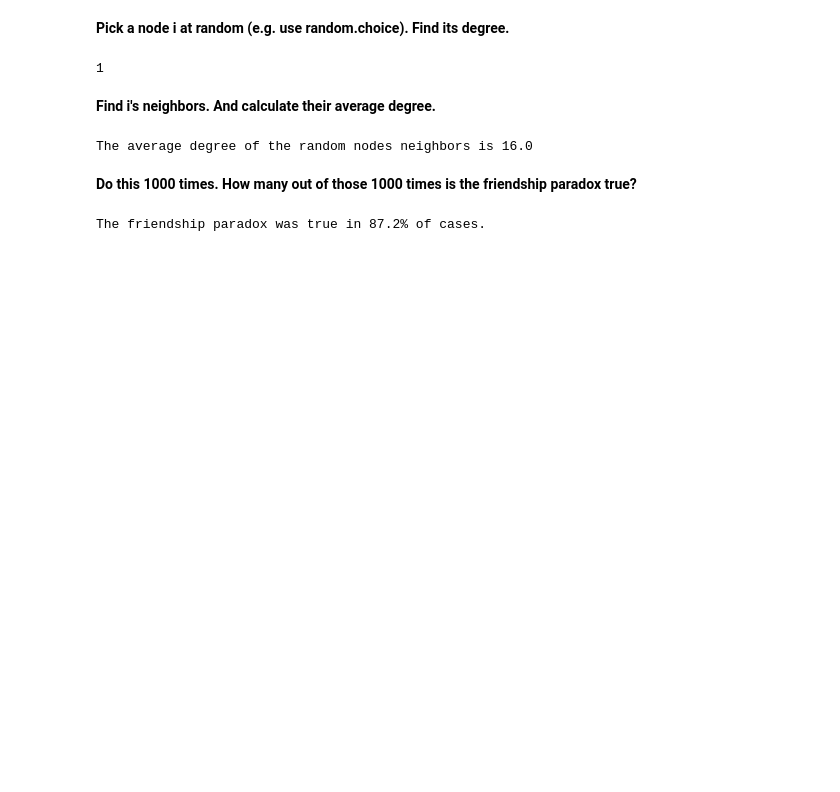
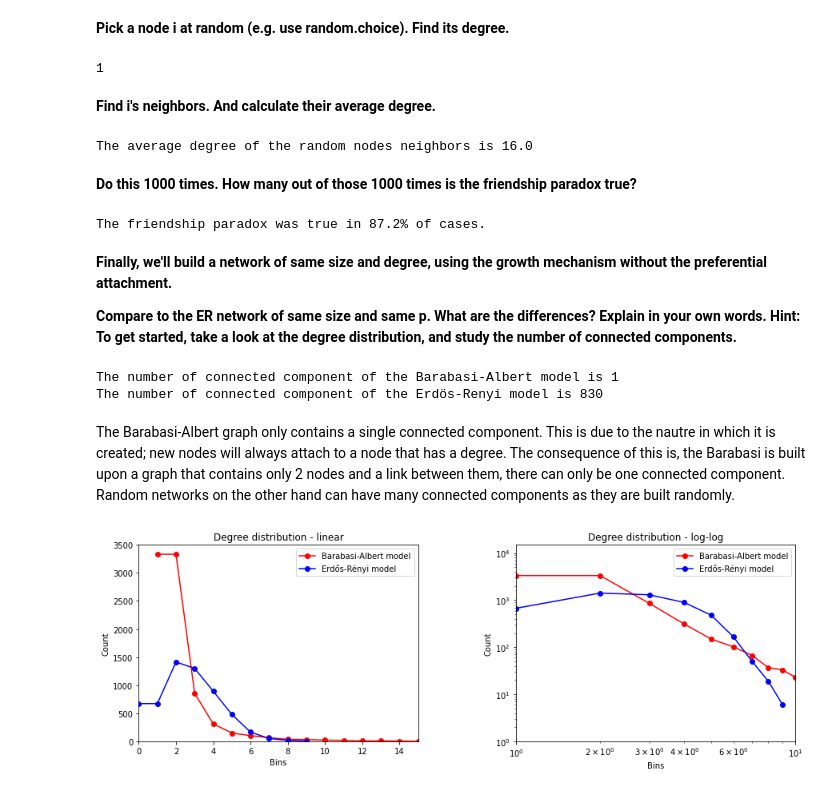
Before and after one commit to TheFoolishPupil/SocialGraphs2021, a Jupyter notebook: week3/week3.ipynb, the cells around one changed output. Cells and saved outputs as stored; diff of their text form; code cells hidden in the pictures; blank space fills up the shorter version.

```diff
--- a/week3/week3.ipynb
+++ b/week3/week3.ipynb
@@ -228,3 +228,54 @@ for node_deg, neighbor_degree in friendship_paradox_generator(1000):
 print(f"The friendship paradox was true in {(paradox_sum/1000)*100}% of cases.")
 # %% [output]
 The friendship paradox was true in 87.2% of cases.
+# %% [markdown]
+**Finally, we'll build a network of same size and degree, using the growth mechanism without the preferential attachment.**
+
+**Compare to the ER network of same size and same p. What are the differences? Explain in your own words. Hint: To get started, take a look at the degree distribution, and study the number of connected components.**
+# %%
+n = 5000
+k = np.mean(degrees)
+p = k / (n-1)
+
+ER = nx.erdos_renyi_graph(n, p)
+degree_values_ER = [ v for k,v in ER.degree]
+max_degree_ER = np.max(degree_values_ER)
+min_degree_ER = np.min(degree_values_ER)
+
+list_of_connect_components_BA = list(nx.connected_components(G))
+list_of_connect_components_ER = list(nx.connected_components(ER))
+print(f"The number of connected component of the Barabasi-Albert model is {len(list_of_connect_components_BA)}")
+print(f"The number of connected component of the Erdös-Renyi model is {len(list_of_connect_components_ER)}")
+# %% [output]
+The number of connected component of the Barabasi-Albert model is 1
+The number of connected component of the Erdös-Renyi model is 830
+# %% [markdown]
+The Barabasi-Albert graph only contains a single connected component. This is due to the nautre in which it is created; new nodes will always attach to a node that has a degree. The consequence of this is, the Barabasi is built upon a graph that contains only 2 nodes and a link between them, there can only be one connected component. Random networks on the other hand can have many connected components as they are built randomly.
+# %%
+v = np.unique(degree_values_ER)
+ER_2, bins_ER = np.histogram(degree_values_ER, bins = v)
+
+plt.subplot(221)
+plt.plot(bins, np.insert(hist, 0, hist[0]), 'ro-', label='Barabasi-Albert model')
+plt.plot(bins_ER, np.insert(ER_2, 0, ER_2[0]),'bo-', label='Erdős-Rényi model')
+plt.xlabel('Bins')
+plt.ylabel('Count')
+plt.title('Degree distribution - linear')
+plt.axis([0,15,0,3500])
+plt.legend()
+
+plt.subplot(222)
+plt.plot(bins, np.insert(hist, 0, hist[0]), 'ro-', label='Barabasi-Albert model')
+plt.plot(bins_ER, np.insert(ER_2, 0, ER_2[0]), 'bo-', label='Erdős-Rényi model')
+plt.xlabel('Bins')
+plt.ylabel('Count')
+plt.title('Degree distribution - log-log')
+plt.xscale('log')
+plt.yscale('log')
+plt.axis([1,10,1,15000])
+plt.legend()
+
+plt.subplots_adjust(top=2, bottom=0.08, left=0.10, right=2, hspace=0.25,
+                    wspace=0.35)
+# %% [output]
+[figure, added]
```
Also changed, not shown: 7 other files.
